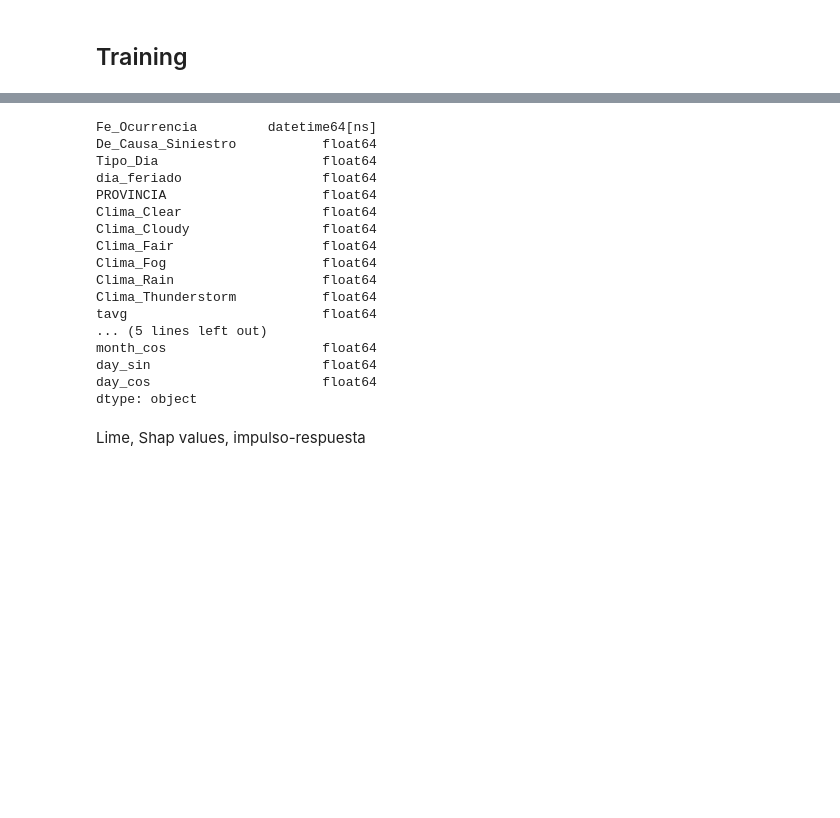
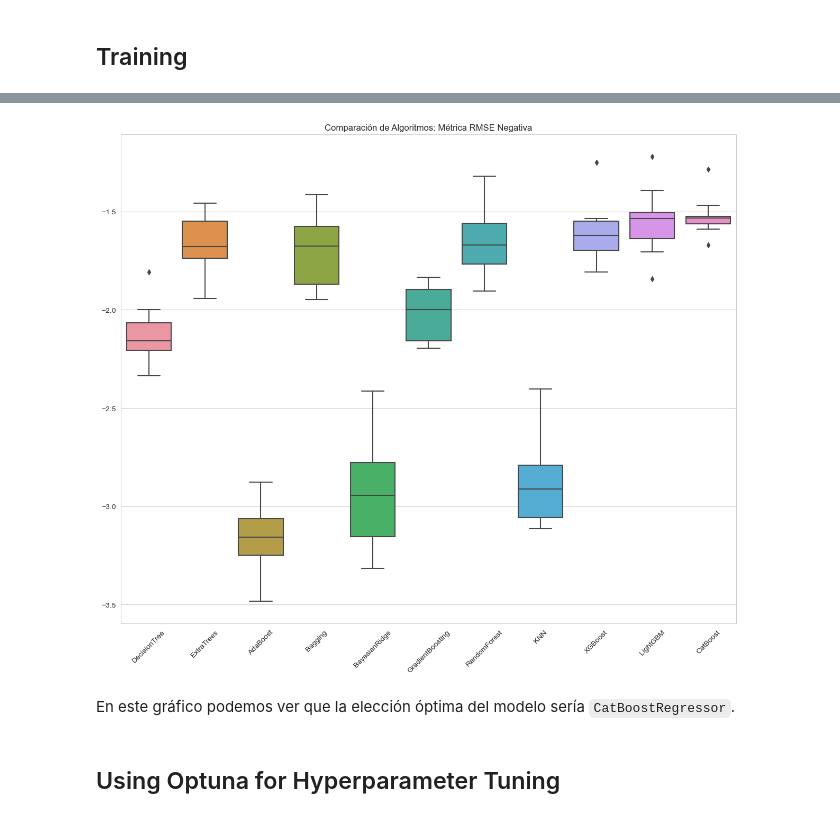
Before and after one commit to josegarciav/Datathon_BDO_2023, a Jupyter notebook: Model_Training.ipynb, the cells around one changed output, grey strips where cells are left out. Cells and saved outputs as stored; diff of their text form; code cells hidden in the pictures; blank space fills up the shorter version.

```diff
--- a/Model_Training.ipynb
+++ b/Model_Training.ipynb
@@ -106,7 +155,6 @@ def encode(data, col, max_val):
     return data
 
 frequency_data = encode(frequency_data, 'month', 12)
-frequency_data = encode(frequency_data, 'week', 5)
 # %%
 frequency_data.De_Causa_Siniestro.value_counts()
 # %% [output]
@@ -203,0 +173,34 @@ dtype: object
+# %%
+X = frequency_data.drop('conteo_siniestros', axis=1)
+y = frequency_data['conteo_siniestros']
+X_train, X_test, y_train, y_test = train_test_split(X, y, test_size=0.2, random_state=101)
+X_train, X_valid, y_train, y_valid = train_test_split(X_train, y_train, test_size=0.2, random_state=42)
+
+cat_selector = make_column_selector(dtype_include='object')
+num_selector = make_column_selector(dtype_include='number')
+
+# Instanciar el escalador estándar y el codificador one hot
+scaler = StandardScaler()
+ohe = OneHotEncoder(sparse=False,handle_unknown='ignore')
+
+num_tuple = (scaler, num_selector)
+cat_tuple = (ohe, cat_selector)
+
+col_transformer = make_column_transformer(num_tuple, cat_tuple, remainder = 'passthrough')
+col_transformer.fit(X_train)
+
+X_train_processed = col_transformer.transform(X_train)
+X_test_processed = col_transformer.transform(X_test)
+
+X_valid_processed = col_transformer.transform(X_valid)
+
+variables = []
+
+for x in list(col_transformer.get_feature_names_out()):
+    x_ = x.replace('standardscaler_','').replace('onehotencoder_','')
+    variables.append(x_)
+
+X_train = pd.DataFrame(X_train_processed, columns = variables, index = X_train.index)
+X_test = pd.DataFrame(X_test_processed, columns = variables, index = X_test.index)
+X_valid = pd.DataFrame(X_valid_processed, columns = variables, index = X_valid.index)
+X_train.head()
@@ -244,20 +297,0 @@ You can try to debug the error by setting error_score='raise'.
-# %%
-print(X_train.dtypes)
-# %% [output]
-Fe_Ocurrencia         datetime64[ns]
-De_Causa_Siniestro           float64
-Tipo_Dia                     float64
-dia_feriado                  float64
-PROVINCIA                    float64
-Clima_Clear                  float64
-Clima_Cloudy                 float64
-Clima_Fair                   float64
-Clima_Fog                    float64
-Clima_Rain                   float64
-Clima_Thunderstorm           float64
-tavg                         float64
-... (5 lines left out)
-month_cos                    float64
-day_sin                      float64
-day_cos                      float64
-dtype: object
@@ -272,2 +298,16 @@ plt.show()
-# %% [markdown]
-Lime, Shap values, impulso-respuesta
+# %%
+#  Graficamos para tener mejor ilustracion
+plot = pd.DataFrame(resultados[5:], index=nombres[5:]).T
+
+sns.set_style("whitegrid")
+plt.figure(figsize=(15, 12))
+sns.boxplot(data=plot)
+plt.title('Comparación de Algoritmos: Métrica RMSE Negativa')
+plt.xticks(rotation=45)
+plt.show()
+# %% [output]
+[figure, added]
+# %% [markdown]
+En este gráfico podemos ver que la elección óptima del modelo sería `CatBoostRegressor`.
+# %% [markdown]
+## Using Optuna for Hyperparameter Tuning
```
Also changed, not shown: parts of 30 cells of this notebook, 9 other files.
